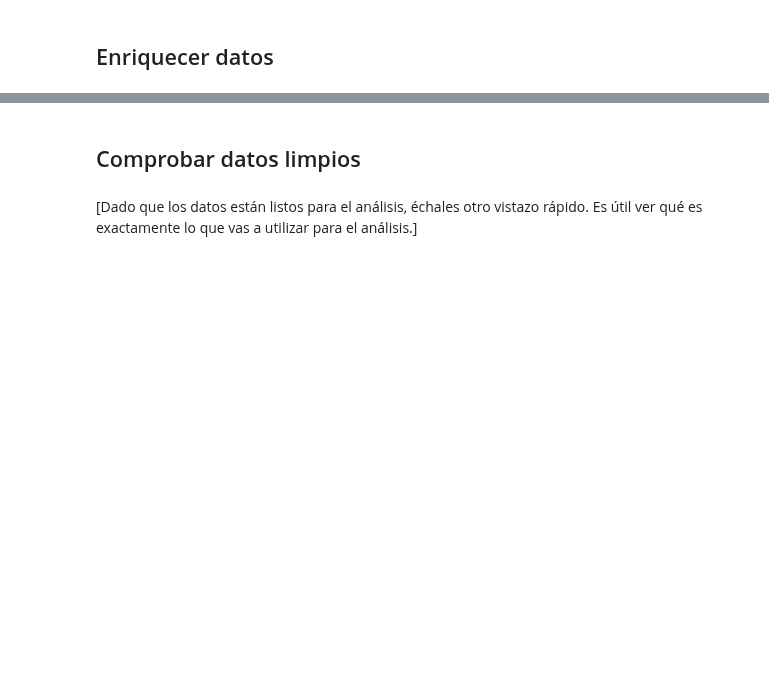
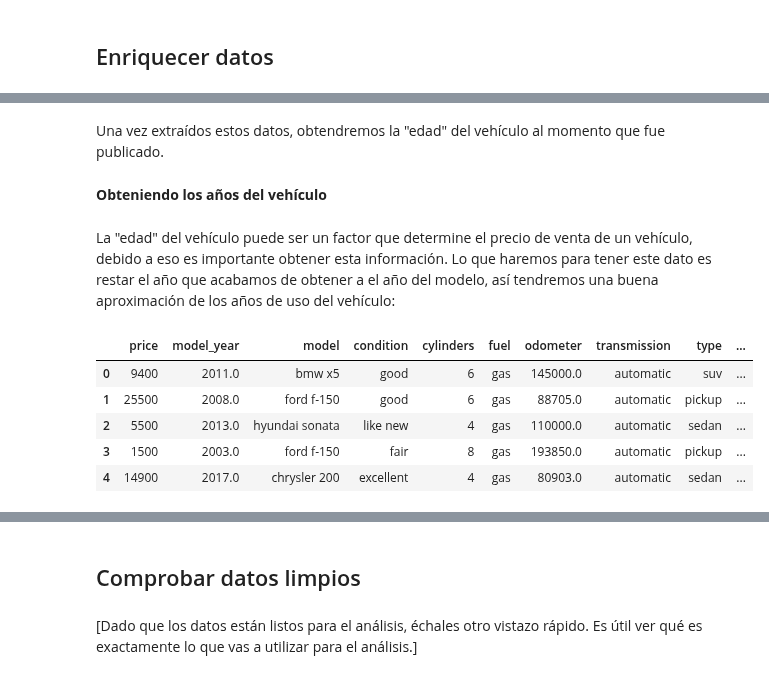
Before and after one commit to ChristianMartinezCaceres/Practicum-portfolio, a Jupyter notebook: 03_vehicle_price_Analysis/vehicle_price_analysis_notebook.ipynb, the cells around one changed output, grey strips where cells are left out. Saved outputs shown, nothing was run; the diff lists cells and outputs as text; code cells hidden in the pictures; blank space fills up the shorter version.

```diff
--- a/03_vehicle_price_Analysis/vehicle_price_analysis_notebook.ipynb
+++ b/03_vehicle_price_Analysis/vehicle_price_analysis_notebook.ipynb
@@ -785,2 +825,18 @@ En nuestro vistazo a la información resumida de los datos podemos observar que
+# %% [markdown]
+Una vez extraídos estos datos, obtendremos la "edad" del vehículo al momento que fue publicado.
+# %% [markdown]
+**Obteniendo los años del vehículo**
+# %% [markdown]
+La "edad" del vehículo puede ser un factor que determine el precio de venta de un vehículo, debido a eso es importante obtener esta información. Lo que haremos para tener este dato es restar el año que acabamos de obtener a el año del modelo, así tendremos una buena aproximación de los años de uso del vehículo:
 # %%
+cars['car_age'] = cars['year_posted'] - cars['model_year']
+cars.head()
+
 # Agrega los años del vehículo cuando el anuncio se colocó
+# %% [output]
+|  | price | model_year | model | condition | cylinders | fuel | odometer | transmission | type | ... |
+| 0 | 9400 | 2011.0 | bmw x5 | good | 6 | gas | 145000.0 | automatic | suv | ... |
+| 1 | 25500 | 2008.0 | ford f-150 | good | 6 | gas | 88705.0 | automatic | pickup | ... |
+| 2 | 5500 | 2013.0 | hyundai sonata | like new | 4 | gas | 110000.0 | automatic | sedan | ... |
+| 3 | 1500 | 2003.0 | ford f-150 | fair | 8 | gas | 193850.0 | automatic | pickup | ... |
+| 4 | 14900 | 2017.0 | chrysler 200 | excellent | 4 | gas | 80903.0 | automatic | sedan | ... |
```
Also changed, not shown: parts of 40 cells of this notebook.
